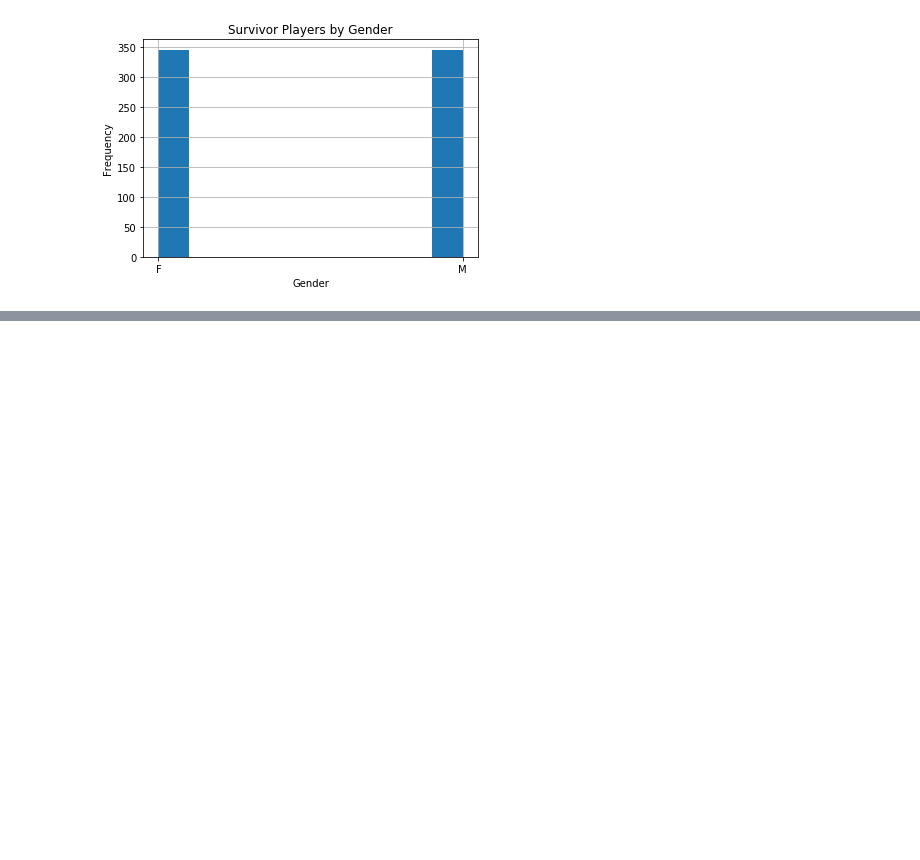
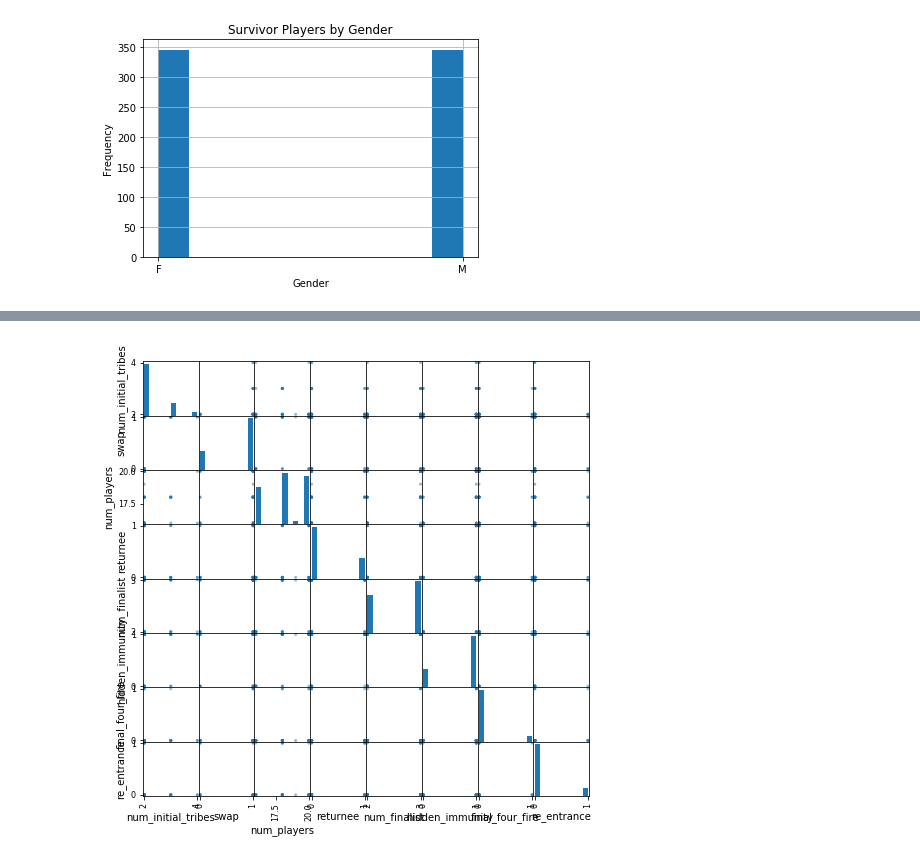
Before and after one commit to kayschulz/survivor_analysis, a Jupyter notebook: exploratory_analysis.ipynb, the cells around one changed output, grey strips where cells are left out. Drawn from its saved outputs; the diff is of its cells as text; code cells hidden in the pictures; blank space fills up the shorter version.

```diff
--- a/exploratory_analysis.ipynb
+++ b/exploratory_analysis.ipynb
@@ -416,0 +417,4 @@ AttributeError: 'DataFrame' object has no attribute 'plotting'
+# %%
+pd.plotting.scatter_matrix(seasons, figsize=(8,8));
+# %% [output]
+[figure, added]
```
Also changed, not shown: parts of 5 cells of this notebook.
